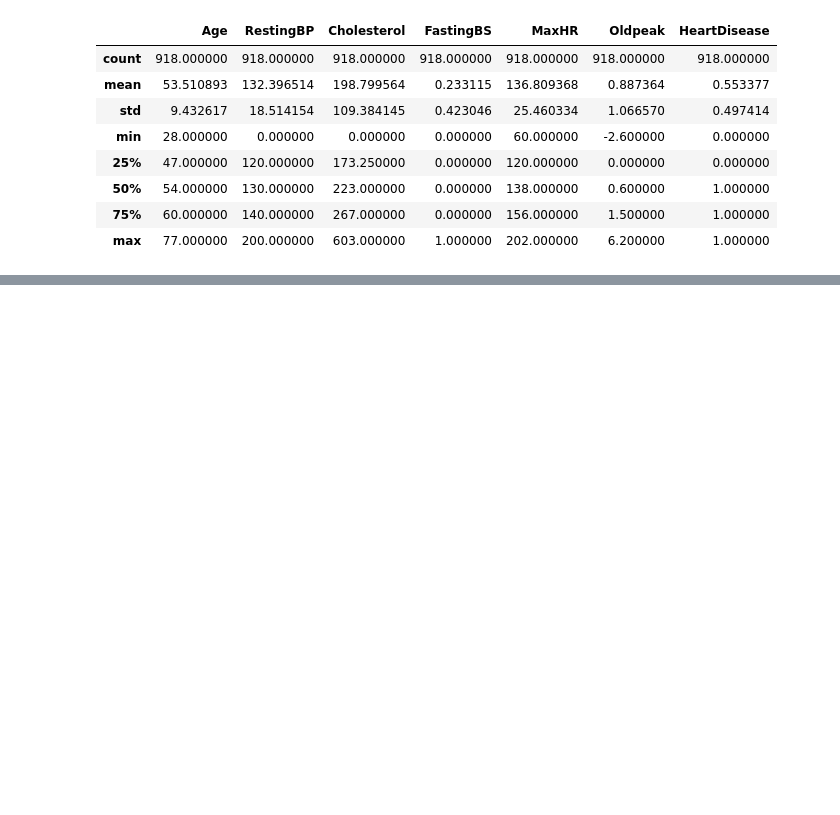
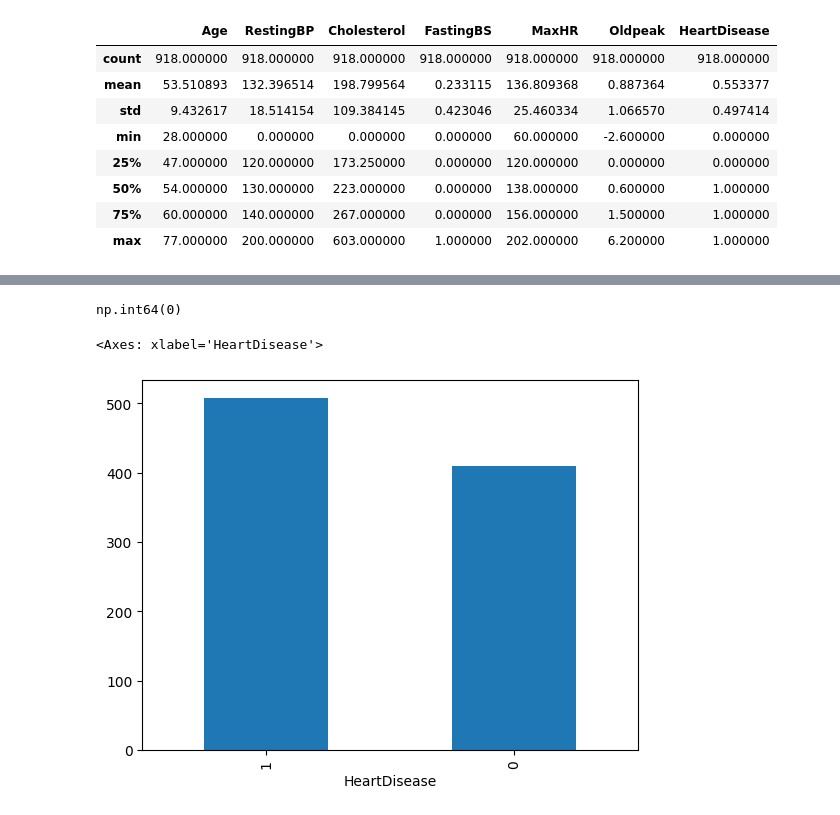
Before and after one commit to attiqaabbasi12/machine-learning, a Jupyter notebook: heart/heart.ipynb, the cells around one changed output, grey strips where cells are left out. Drawn from its saved outputs; the diff is of its cells as text; code cells hidden in the pictures; blank space fills up the shorter version.

```diff
--- a/heart/heart.ipynb
+++ b/heart/heart.ipynb
@@ -118,0 +65,9 @@ for col in categoricals_cols:
+# %%
+df.duplicated().sum()
+# %% [output]
+np.int64(0)
+# %%
+df['HeartDisease'].value_counts().plot(kind='bar')
+# %% [output]
+<Axes: xlabel='HeartDisease'>
+[figure, added]
```
Also changed, not shown: parts of 22 cells of this notebook.
